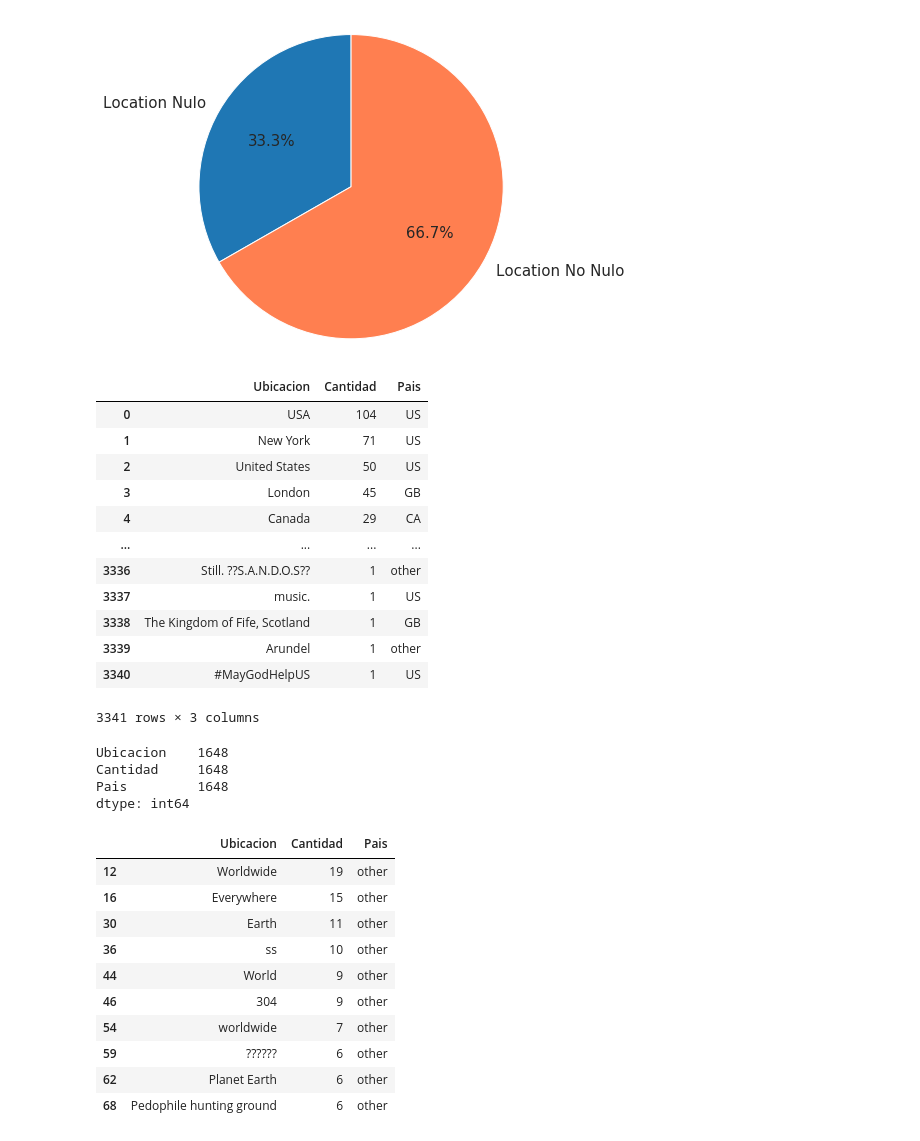
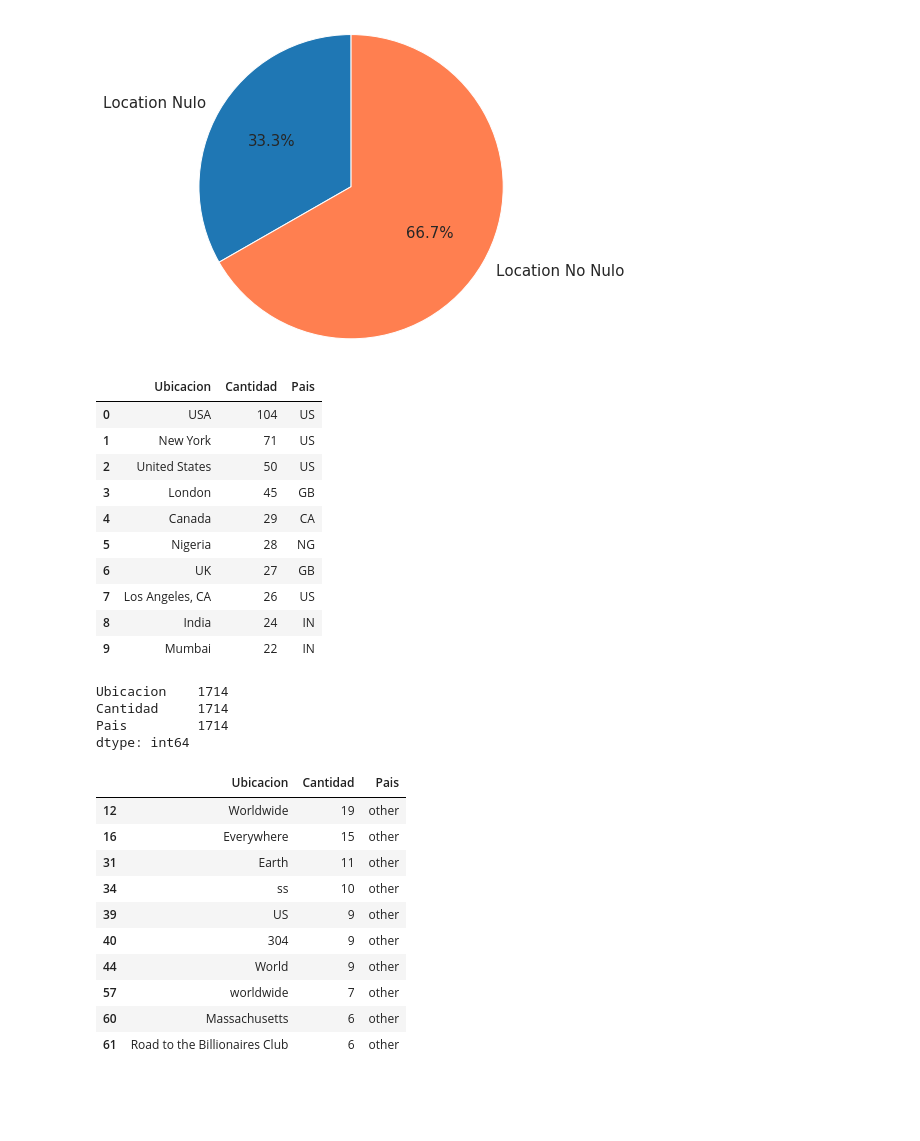
Before and after one commit to tporganizaciondedatos1c2020/TP1, a Jupyter notebook: AnalisisLocation.ipynb, the cells around one changed output. Drawn from its saved outputs; the diff is of its cells as text; code cells hidden in the pictures; blank space fills up the shorter version.

```diff
--- a/AnalisisLocation.ipynb
+++ b/AnalisisLocation.ipynb
@@ -124,7 +121,7 @@ def getCountry (text):
         return countries[0]
     else:
         text = text.lower()
-        others = {'usa':'US', 'uk':'GB', 'california':'US', 'nyc':'US', 'us':'US', 'scotland':'GB',
+        others = {'usa':'US', 'uk':'GB', 'california':'US', 'nyc':'US', 'scotland':'GB',
                  'tennesse':'US', 'north carolina':'US'}
         for key in others.keys():
             if key in text:
@@ -133,8 +130,8 @@ def getCountry (text):
 
 
 
-top_locations['Pais'] = top_locations_test.Ubicacion.map(lambda x: getCountry(x))
-top_locations
+top_locations['Pais'] = top_locations.Ubicacion.map(lambda x: getCountry(x))
+top_locations.head(10)
 # %% [output]
 |  | Ubicacion | Cantidad | Pais |
 | 0 | USA | 104 | US |
@@ -142,31 +139,29 @@ top_locations
 | 2 | United States | 50 | US |
 | 3 | London | 45 | GB |
 | 4 | Canada | 29 | CA |
-| ... | ... | ... | ... |
-| 3336 | Still. ??S.A.N.D.O.S?? | 1 | other |
-| 3337 | music. | 1 | US |
-| 3338 | The Kingdom of Fife, Scotland | 1 | GB |
-| 3339 | Arundel | 1 | other |
-| 3340 | #MayGodHelpUS | 1 | US |
+| 5 | Nigeria | 28 | NG |
+| 6 | UK | 27 | GB |
+| 7 | Los Angeles, CA | 26 | US |
+| 8 | India | 24 | IN |
+| 9 | Mumbai | 22 | IN |
-3341 rows × 3 columns
 # %%
-top_locations.loc[top_locations_test['Pais']=='other',:].count()
+top_locations.loc[top_locations['Pais']=='other',:].count()
 # %% [output]
-Ubicacion    1648
-Cantidad     1648
-Pais         1648
+Ubicacion    1714
+Cantidad     1714
+Pais         1714
 dtype: int64
 # %%
-top_locations.loc[top_locations_test['Pais']=='other',:].head(10)
+top_locations.loc[top_locations['Pais']=='other',:].head(10)
 # %% [output]
 |  | Ubicacion | Cantidad | Pais |
 | 12 | Worldwide | 19 | other |
 | 16 | Everywhere | 15 | other |
-| 30 | Earth | 11 | other |
-| 36 | ss | 10 | other |
+| 31 | Earth | 11 | other |
+| 34 | ss | 10 | other |
+| 39 | US | 9 | other |
+| 40 | 304 | 9 | other |
 | 44 | World | 9 | other |
-| 46 | 304 | 9 | other |
-| 54 | worldwide | 7 | other |
-| 59 | ?????? | 6 | other |
-| 62 | Planet Earth | 6 | other |
-| 68 | Pedophile hunting ground | 6 | other |
+| 57 | worldwide | 7 | other |
+| 60 | Massachusetts | 6 | other |
+| 61 | Road to the Billionaires Club | 6 | other |
```
Also changed, not shown: parts of 4 cells of this notebook, 5 other files.
